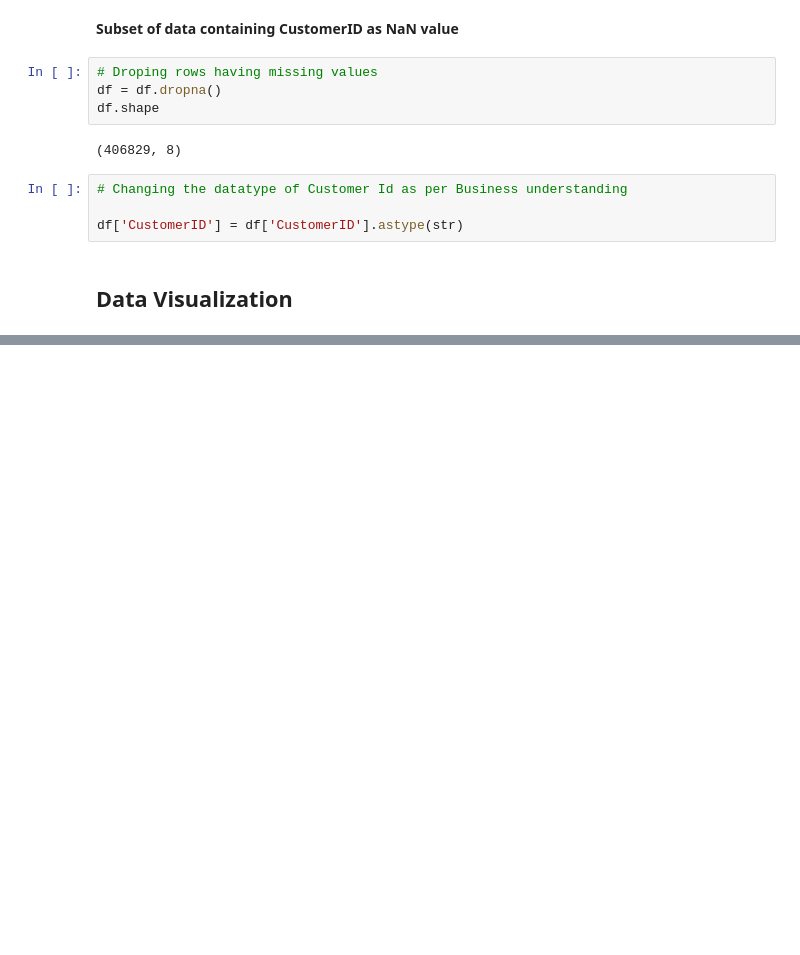
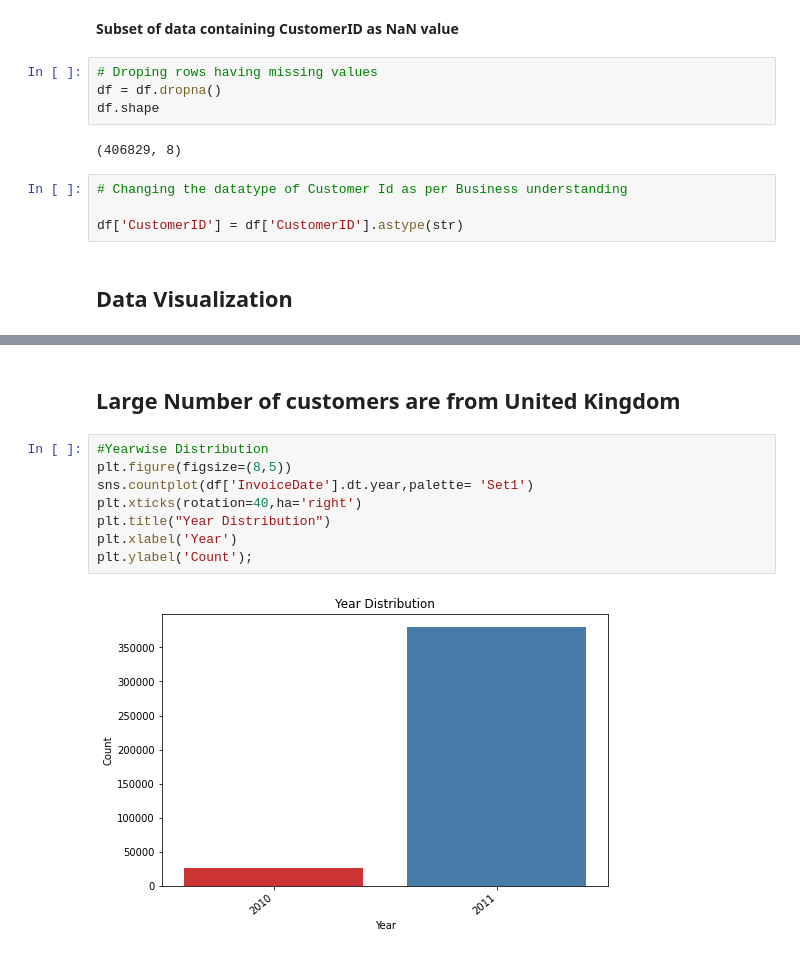
Before and after one commit to AbhijeetS1112/Online-Retail-Customer-Segmentation, a Jupyter notebook: Online_Retail_Customer_Segmentation.ipynb, the cells around one changed output, grey strips where cells are left out. Cells and saved outputs as stored; diff of their text form; blank space fills up the shorter version.

```diff
--- a/Online_Retail_Customer_Segmentation.ipynb
+++ b/Online_Retail_Customer_Segmentation.ipynb
@@ -180,0 +191,12 @@ df['CustomerID'] = df['CustomerID'].astype(str)
+# %% [markdown]
+## Large Number of customers are from United Kingdom
+# %%
+#Yearwise Distribution
+plt.figure(figsize=(8,5))
+sns.countplot(df['InvoiceDate'].dt.year,palette= 'Set1')
+plt.xticks(rotation=40,ha='right')
+plt.title("Year Distribution")
+plt.xlabel('Year')
+plt.ylabel('Count');
+# %% [output]
+[figure, added]
```
Also changed, not shown: parts of 32 cells of this notebook.
